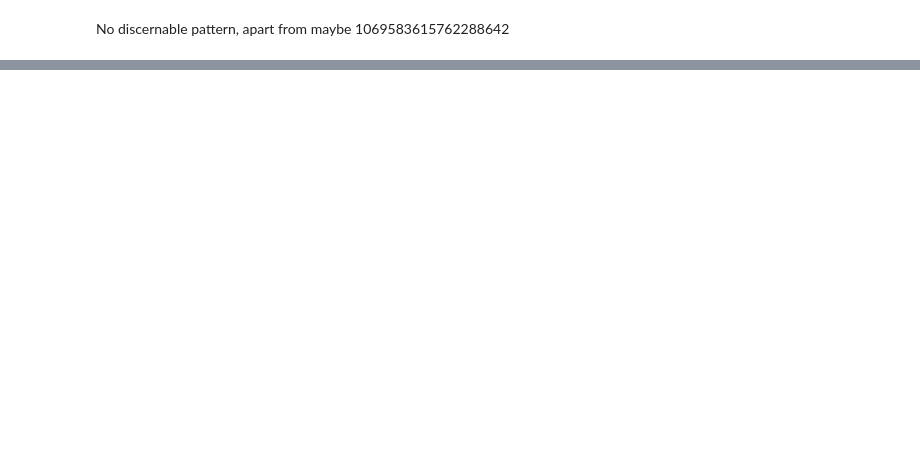
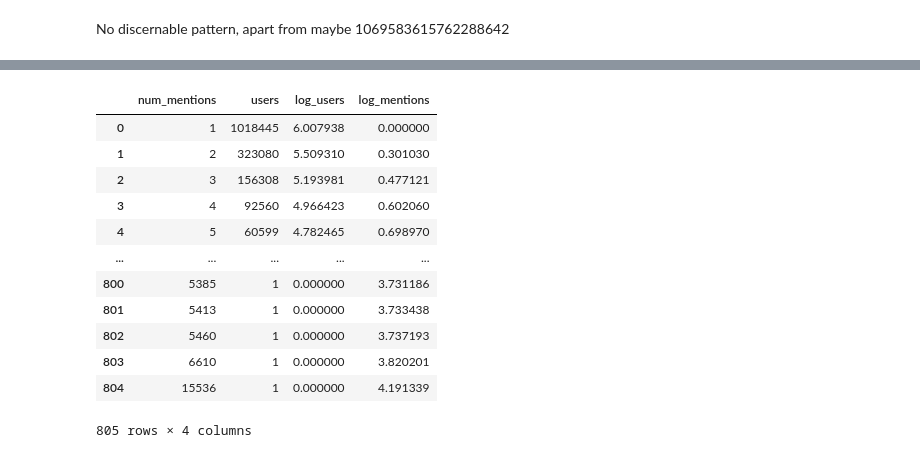
Before and after one commit to katoxiv/X-Notebooks, a Jupyter notebook: Twitter_Coursework/01_Basic_Stats.ipynb, the cells around one changed output, grey strips where cells are left out. Cells and saved outputs as stored; diff of their text form; code cells hidden in the pictures; blank space fills up the shorter version.

```diff
--- a/Twitter_Coursework/01_Basic_Stats.ipynb
+++ b/Twitter_Coursework/01_Basic_Stats.ipynb
@@ -461,0 +512,16 @@ Between March and October of a given year, UK Time or British Standard Time is 1
+# %%
+twt_mentions_df_3
+# %% [output]
+|  | num_mentions | users | log_users | log_mentions |
+| 0 | 1 | 1018445 | 6.007938 | 0.000000 |
+| 1 | 2 | 323080 | 5.509310 | 0.301030 |
+| 2 | 3 | 156308 | 5.193981 | 0.477121 |
+| 3 | 4 | 92560 | 4.966423 | 0.602060 |
+| 4 | 5 | 60599 | 4.782465 | 0.698970 |
+| ... | ... | ... | ... | ... |
+| 800 | 5385 | 1 | 0.000000 | 3.731186 |
+| 801 | 5413 | 1 | 0.000000 | 3.733438 |
+| 802 | 5460 | 1 | 0.000000 | 3.737193 |
+| 803 | 6610 | 1 | 0.000000 | 3.820201 |
+| 804 | 15536 | 1 | 0.000000 | 4.191339 |
+805 rows × 4 columns
```
Also changed, not shown: parts of 34 cells of this notebook, 3 other files.
